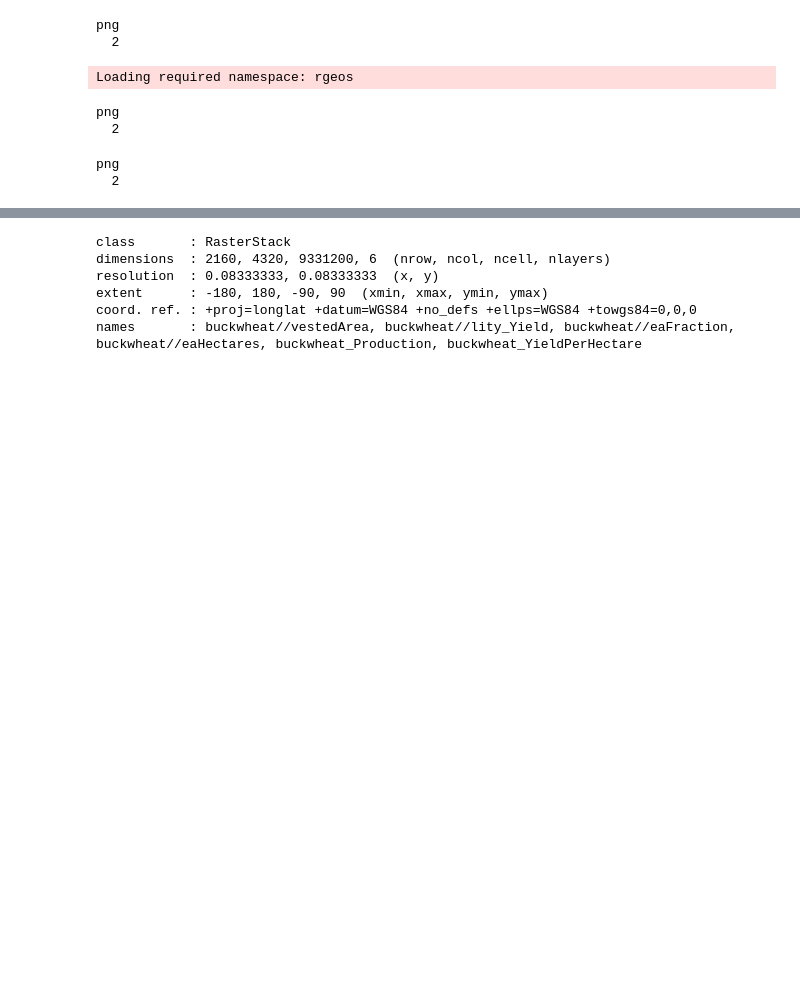
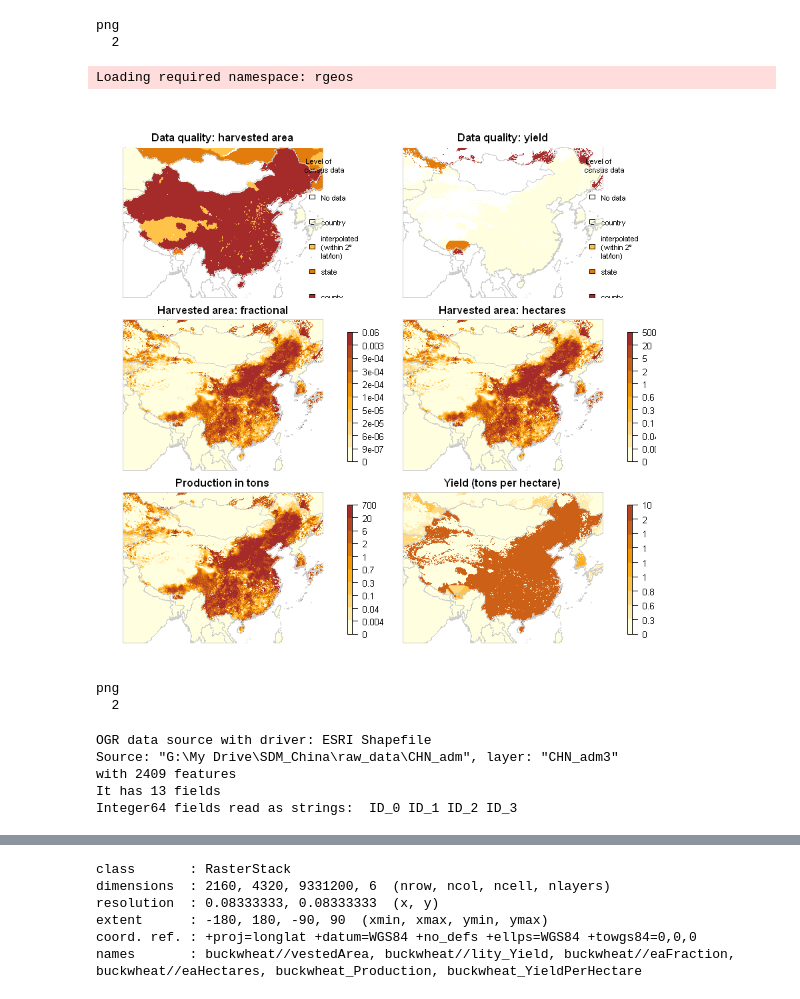
Before and after one commit to mkrzyzanska/BuckwheatNicheModelling, a Jupyter notebook: reports/01_Prepare_data.ipynb, the cells around one changed output, grey strips where cells are left out. Drawn from its saved outputs; the diff is of its cells as text; code cells hidden in the pictures; blank space fills up the shorter version.

```diff
--- a/reports/01_Prepare_data.ipynb
+++ b/reports/01_Prepare_data.ipynb
@@ -268,43 +288,44 @@ Loading required namespace: rgeos
 # %%
 ### Save clipped data as GeoTiffs:
 path2layers<-"data\\buckwheat_production\\clipped\\"
-writeRaster(clipped_prd,filename=paste(path2layers,names(clipped_prd),sep=""),format="GTiff", overwrite=TRUE,bylayer=TRUE)
+#writeRaster(clipped_prd,filename=paste(path2layers,names(clipped_prd),sep=""),format="GTiff", overwrite=TRUE,bylayer=TRUE)
+layers<-list.files(path=path2layers,pattern='tif$',full.names=TRUE)
+clipped_prd<-stack(layers)
 # %%
-nn=2
-path2image<-paste("images//01_",nn,"_buckwheat_production_clipped.png",sep="")
-png(path2image, units="in", width=8, height=6.72, res=1200)
+#nn=2
+#path2image<-paste("images//01_",nn,"_buckwheat_production_clipped.png",sep="")
+#png(path2image, units="in", width=8, height=6.72, res=1200)
 #### Plot data quality on the map with countries boarders:
 par(mfrow=c(3,2), mar=c(0,2,2,2), oma=c(2,0,2,0), xpd=NA)
 
 # First map
 #Define the map to plot
 for(i in 1:6){
     map<-clipped_prd[[i]]
     #Define the breakpoints:
     bp<-unique(breakpoints[[i]]$brks)
     #Plot data quality:
     if(grepl("quality",names(map),ignore.case=TRUE)){
         plot(map,main=names[i],axes=FALSE,box=FALSE,legend=FALSE,ext=extent(china),
              col = c("white",my_col[seq(1,10,length.out=4)]))
         legend(x='topright', legend = c("No data", "country", "interpolated\n(within 2°\nlat/lon)",
          "state","county"), fill = c("white",my_col[seq(1,10,length.out=4)]), horiz=FALSE,
          cex=0.8, inset=c(-0.15,0),xpd=TRUE, title="Level of\ncensus data",bty="n",title.adj=0.1)
         plot(borders_cropped,add=TRUE, lwd=0.01,border="grey80", lwd=1)
     }else{
         #Plot production
         plot(map,main=names[i],axes=FALSE,box=FALSE,legend=FALSE,ext=extent(china),breaks=bp,col = my_col)
         #Define breaks on the scale
         br<-seq(cellStats(map,min),cellStats(map,max),length.out=length(bp))
         plot(map,legend.only=TRUE, add=TRUE,col = my_col,breaks=br,
         axis.args=list(at=br,labels=signif(bp,digits=1)), smallplot=c(0.9,0.915, 0.05,0.8))
         plot(borders_cropped,add=TRUE, lwd=0.01,border="grey80", lwd=1)
     }
 }
 
-dev.off()
+#dev.off()
 # %% [output]
-png
-  2
+[figure, added]
 # %%
 #Mask raster with the shapefile of China to create NoData
 masked_prd<-mask(clipped_prd, china)
@@ -345,3 +366,11 @@ png
 # %%
 path2layers<-"data\\buckwheat_production\\china\\"
 writeRaster(masked_prd,filename=paste(path2layers,names(masked_prd),sep=""),format="GTiff", overwrite=TRUE,bylayer=TRUE)
+# %%
+china_counties <- readOGR(dsn = "raw_data\\CHN_adm", layer = "CHN_adm3")
+# %% [output]
+OGR data source with driver: ESRI Shapefile
+Source: "G:\My Drive\SDM_China\raw_data\CHN_adm", layer: "CHN_adm3"
+with 2409 features
+It has 13 fields
+Integer64 fields read as strings:  ID_0 ID_1 ID_2 ID_3
```
Also changed, not shown: parts of 24 cells of this notebook, 16 other files.
